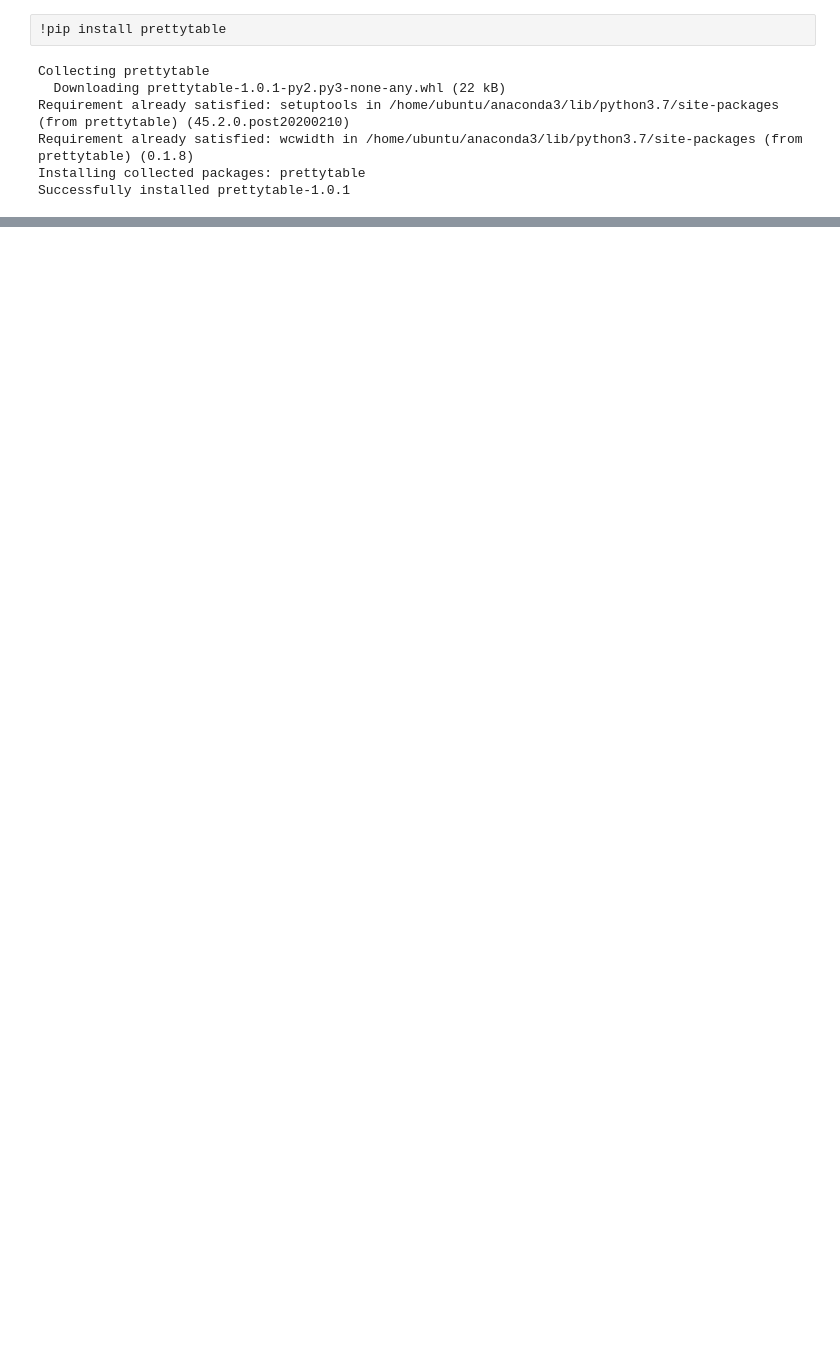
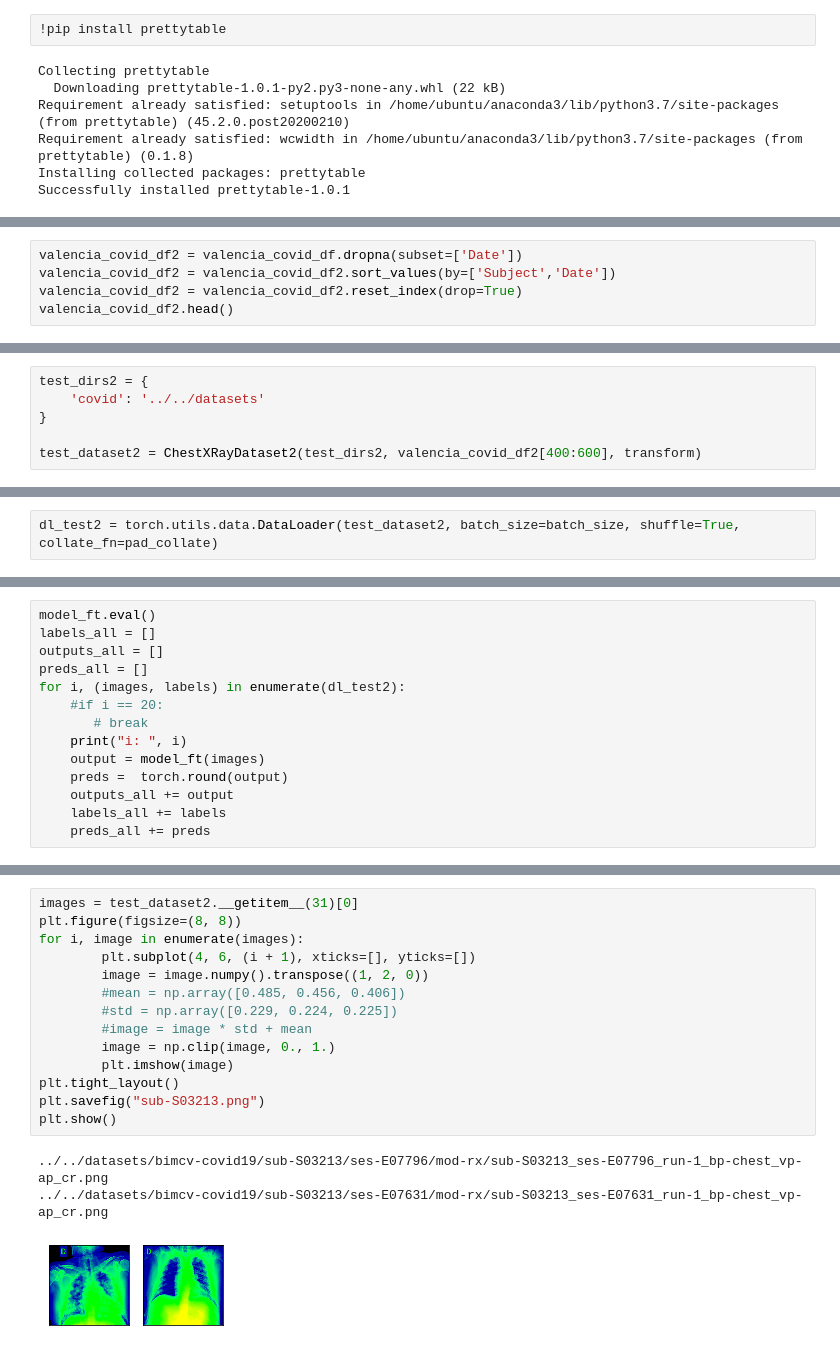
Before and after one commit to michalmac89/cs230finalproject, a Jupyter notebook: Survival_Prediction/ProgNet.ipynb, the cells around one changed output, grey strips where cells are left out. Saved outputs shown, nothing was run; the diff lists cells and outputs as text; blank space fills up the shorter version.

```diff
--- a/Survival_Prediction/ProgNet.ipynb
+++ b/Survival_Prediction/ProgNet.ipynb
@@ -1328,0 +1409,5 @@ plt.show()
+# %%
+valencia_covid_df2 = valencia_covid_df.dropna(subset=['Date'])
+valencia_covid_df2 = valencia_covid_df2.sort_values(by=['Subject','Date'])
+valencia_covid_df2 = valencia_covid_df2.reset_index(drop=True)
+valencia_covid_df2.head()
@@ -1328,0 +1474,6 @@ plt.show()
+# %%
+test_dirs2 = {
+    'covid': '../../datasets'
+}
+
+test_dataset2 = ChestXRayDataset2(test_dirs2, valencia_covid_df2[400:600], transform)
@@ -1328,0 +1498,2 @@ plt.show()
+# %%
+dl_test2 = torch.utils.data.DataLoader(test_dataset2, batch_size=batch_size, shuffle=True, collate_fn=pad_collate)
@@ -1328,0 +1504,14 @@ plt.show()
+# %%
+model_ft.eval()
+labels_all = []
+outputs_all = []
+preds_all = []
+for i, (images, labels) in enumerate(dl_test2):
+    #if i == 20:
+       # break
+    print("i: ", i)
+    output = model_ft(images)
+    preds =  torch.round(output)
+    outputs_all += output
+    labels_all += labels
+    preds_all += preds
@@ -1328,0 +1834,18 @@ plt.show()
+# %%
+images = test_dataset2.__getitem__(31)[0]
+plt.figure(figsize=(8, 8))
+for i, image in enumerate(images):
+        plt.subplot(4, 6, (i + 1), xticks=[], yticks=[])
+        image = image.numpy().transpose((1, 2, 0))
+        #mean = np.array([0.485, 0.456, 0.406])
+        #std = np.array([0.229, 0.224, 0.225])
+        #image = image * std + mean
+        image = np.clip(image, 0., 1.)
+        plt.imshow(image)
+plt.tight_layout()
+plt.savefig("sub-S03213.png")
+plt.show()
+# %% [output]
+../../datasets/bimcv-covid19/sub-S03213/ses-E07796/mod-rx/sub-S03213_ses-E07796_run-1_bp-chest_vp-ap_cr.png
+../../datasets/bimcv-covid19/sub-S03213/ses-E07631/mod-rx/sub-S03213_ses-E07631_run-1_bp-chest_vp-ap_cr.png
+[figure, added]
```
Also changed, not shown: parts of 75 cells of this notebook, 29 other files.
